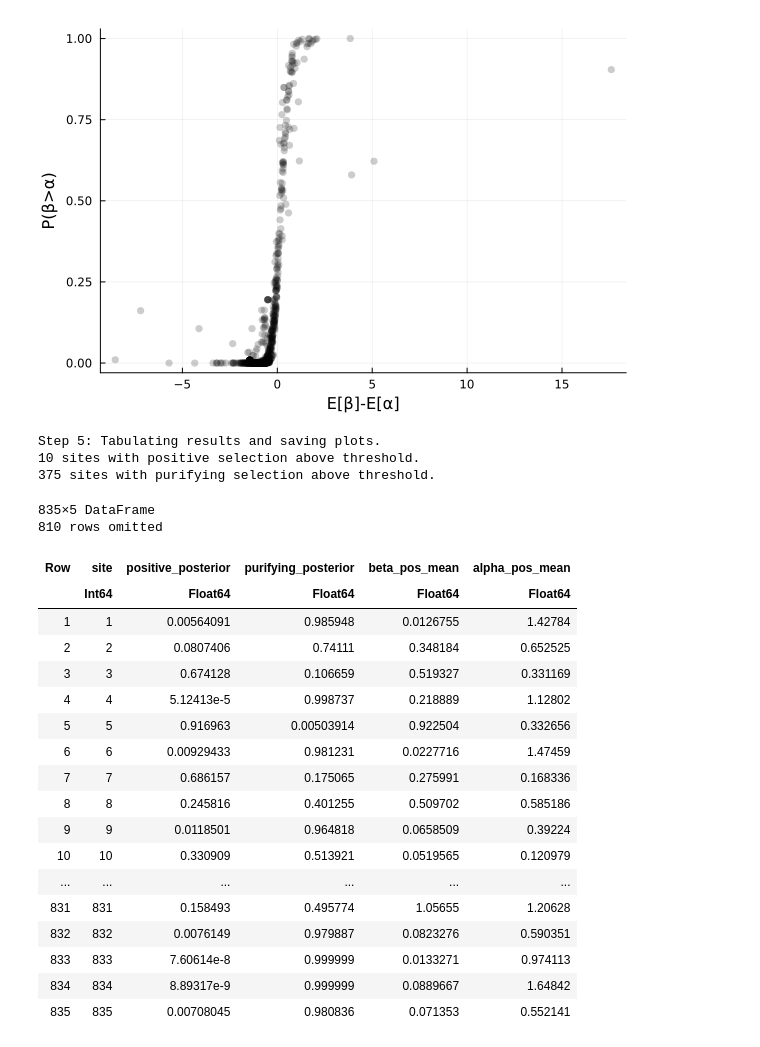
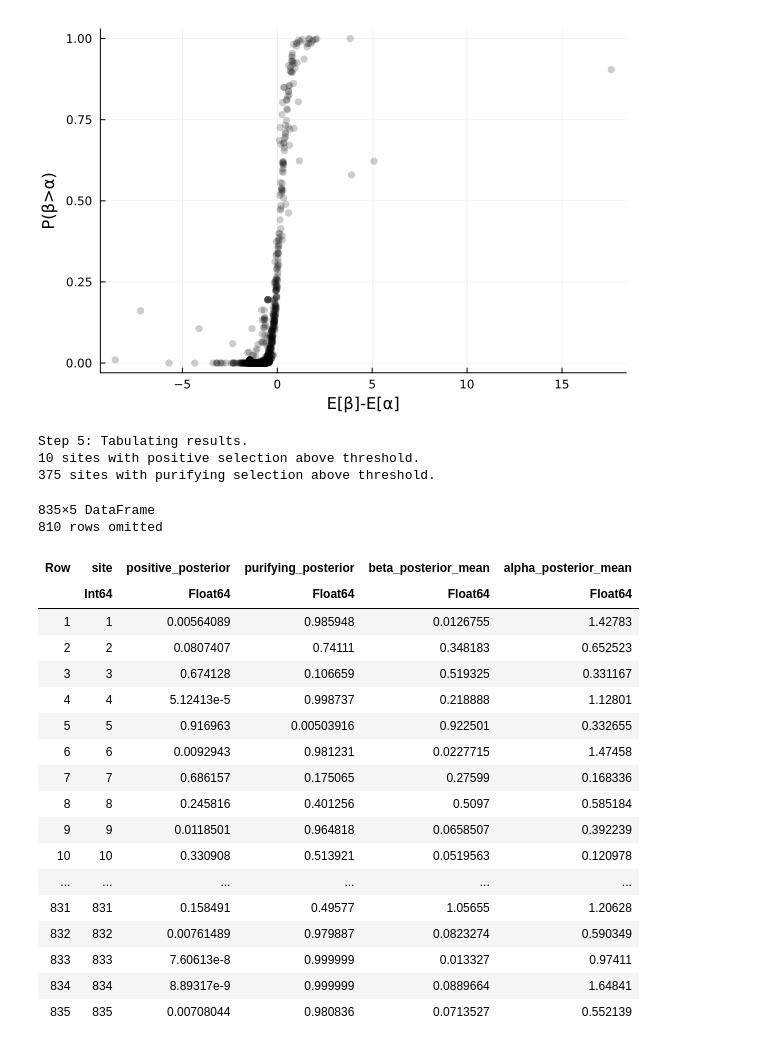
Before and after one commit to MurrellGroup/ColabMolecularEvolution, a Jupyter notebook: notebooks/ColabMolecularEvolution_FUBAR.ipynb, the cells around one changed output. Cells and saved outputs as stored; diff of their text form; code cells hidden in the pictures.

Commit message:
Attempt 3: FUBAR update - kernel and refactor

```diff
--- a/notebooks/ColabMolecularEvolution_FUBAR.ipynb
+++ b/notebooks/ColabMolecularEvolution_FUBAR.ipynb
@@ -103,30 +109,30 @@ scatter(fubar_df.beta_pos_mean .- fubar_df.alpha_pos_mean, fubar_df.positive_pos
 [figure]
 # %%
 #If you want to re-export the processed results using different thresholds:
-FUBAR_tabulate_from_θ(params.θ, fgrid, outdir*"/fubar_retabACE2", posterior_threshold = 0.99)
+FUBAR_tabulate_from_θ(method, params.θ, fgrid, outdir*"/fubar_retabACE2", posterior_threshold = 0.99)
 # %% [output]
-Step 5: Tabulating results and saving plots.
+Step 5: Tabulating results.
 10 sites with positive selection above threshold.
 375 sites with purifying selection above threshold.
 835×5 DataFrame
 810 rows omitted
-| Row | site | positive_posterior | purifying_posterior | beta_pos_mean | alpha_pos_mean |
+| Row | site | positive_posterior | purifying_posterior | beta_posterior_mean | alpha_posterior_mean |
 |  | Int64 | Float64 | Float64 | Float64 | Float64 |
-| 1 | 1 | 0.00564091 | 0.985948 | 0.0126755 | 1.42784 |
-| 2 | 2 | 0.0807406 | 0.74111 | 0.348184 | 0.652525 |
-| 3 | 3 | 0.674128 | 0.106659 | 0.519327 | 0.331169 |
-| 4 | 4 | 5.12413e-5 | 0.998737 | 0.218889 | 1.12802 |
-| 5 | 5 | 0.916963 | 0.00503914 | 0.922504 | 0.332656 |
-| 6 | 6 | 0.00929433 | 0.981231 | 0.0227716 | 1.47459 |
-| 7 | 7 | 0.686157 | 0.175065 | 0.275991 | 0.168336 |
-| 8 | 8 | 0.245816 | 0.401255 | 0.509702 | 0.585186 |
-| 9 | 9 | 0.0118501 | 0.964818 | 0.0658509 | 0.39224 |
-| 10 | 10 | 0.330909 | 0.513921 | 0.0519565 | 0.120979 |
+| 1 | 1 | 0.00564089 | 0.985948 | 0.0126755 | 1.42783 |
+| 2 | 2 | 0.0807407 | 0.74111 | 0.348183 | 0.652523 |
+| 3 | 3 | 0.674128 | 0.106659 | 0.519325 | 0.331167 |
+| 4 | 4 | 5.12413e-5 | 0.998737 | 0.218888 | 1.12801 |
+| 5 | 5 | 0.916963 | 0.00503916 | 0.922501 | 0.332655 |
+| 6 | 6 | 0.0092943 | 0.981231 | 0.0227715 | 1.47458 |
+| 7 | 7 | 0.686157 | 0.175065 | 0.27599 | 0.168336 |
+| 8 | 8 | 0.245816 | 0.401256 | 0.5097 | 0.585184 |
+| 9 | 9 | 0.0118501 | 0.964818 | 0.0658507 | 0.392239 |
+| 10 | 10 | 0.330908 | 0.513921 | 0.0519563 | 0.120978 |
 | ... | ... | ... | ... | ... | ... |
-| 831 | 831 | 0.158493 | 0.495774 | 1.05655 | 1.20628 |
-| 832 | 832 | 0.0076149 | 0.979887 | 0.0823276 | 0.590351 |
-| 833 | 833 | 7.60614e-8 | 0.999999 | 0.0133271 | 0.974113 |
-| 834 | 834 | 8.89317e-9 | 0.999999 | 0.0889667 | 1.64842 |
-| 835 | 835 | 0.00708045 | 0.980836 | 0.071353 | 0.552141 |
+| 831 | 831 | 0.158491 | 0.49577 | 1.05655 | 1.20628 |
+| 832 | 832 | 0.00761489 | 0.979887 | 0.0823274 | 0.590349 |
+| 833 | 833 | 7.60613e-8 | 0.999999 | 0.013327 | 0.97411 |
+| 834 | 834 | 8.89317e-9 | 0.999999 | 0.0889664 | 1.64841 |
+| 835 | 835 | 0.00708044 | 0.980836 | 0.0713527 | 0.552139 |
 # %%
 #Run approximate frequentist inference (similar to Hyphy's FEL, but calculated from an interpolated FUBAR grid):
```
Also changed, not shown: parts of 9 cells of this notebook.
